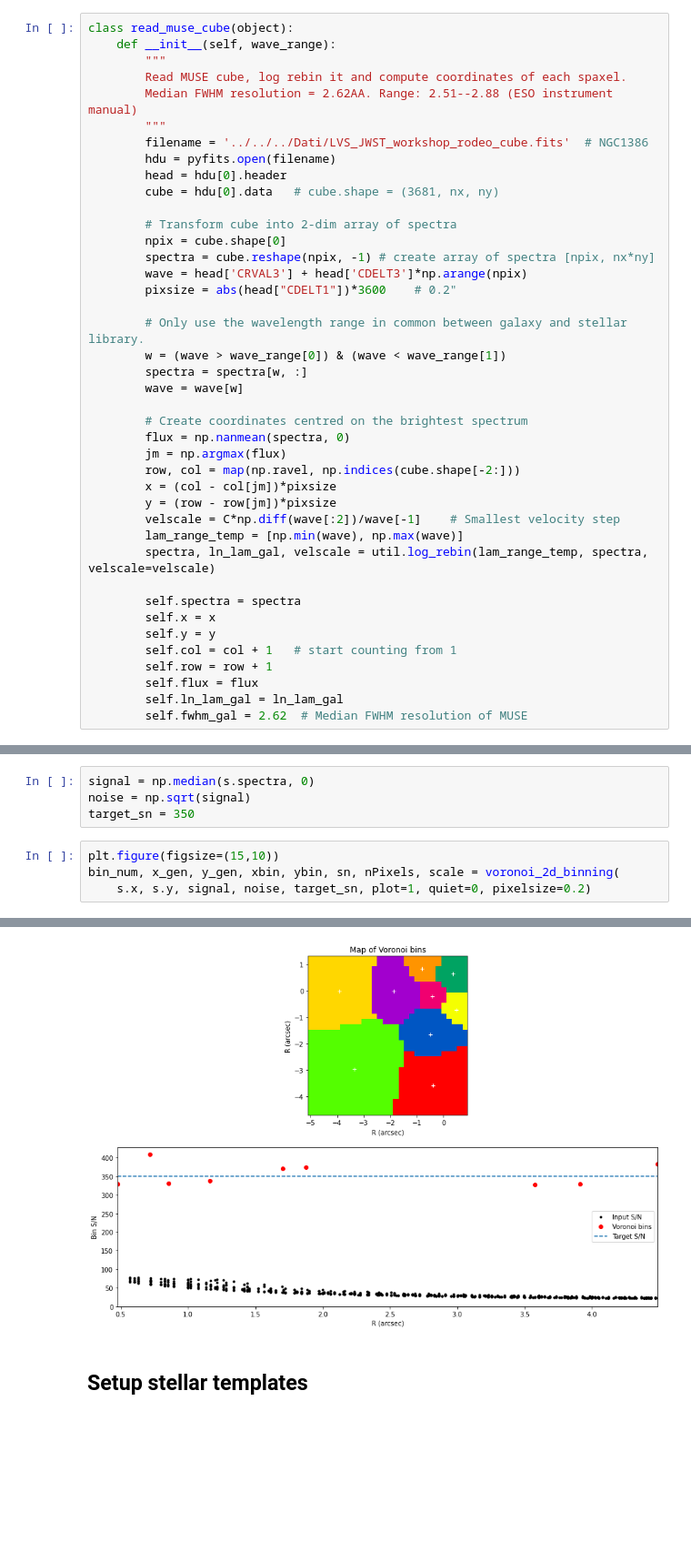
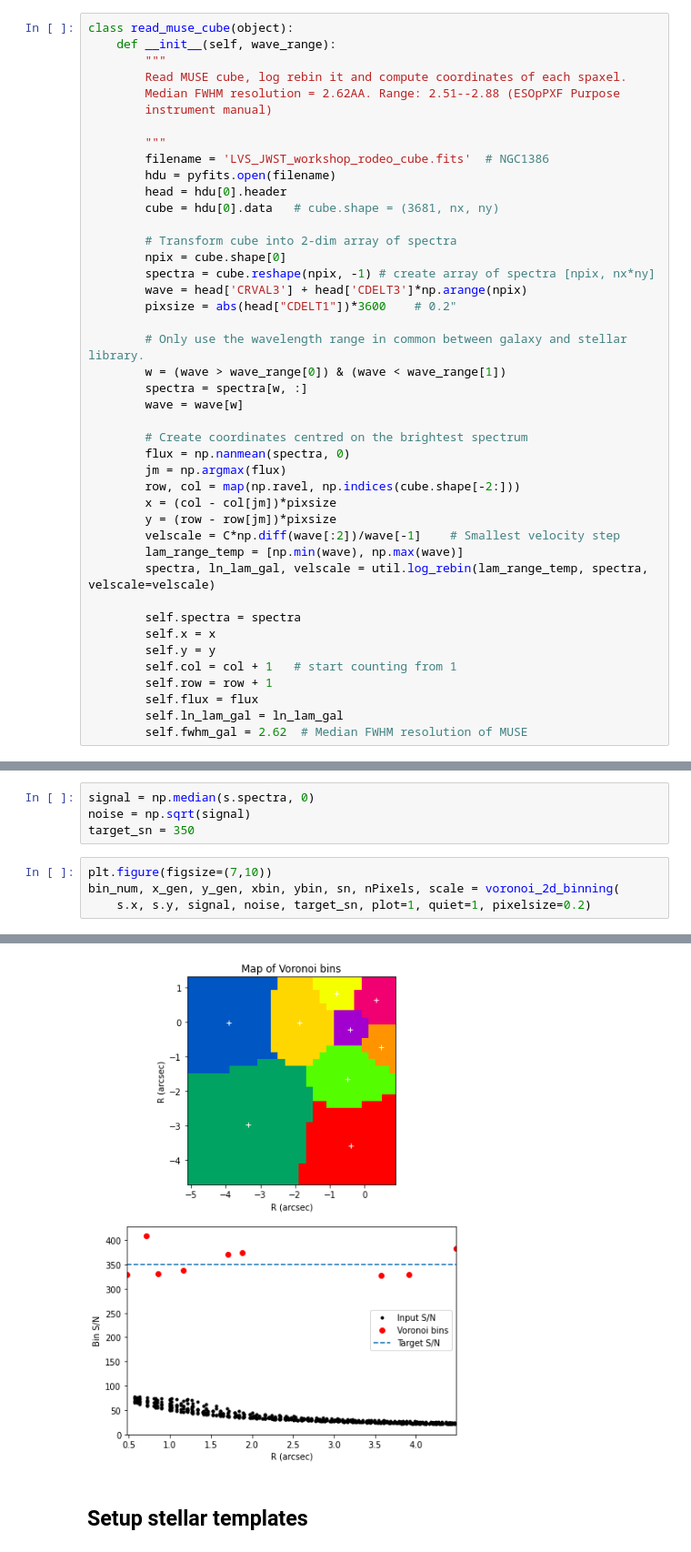
Before and after one commit to rundesk/ppxf_examples, a Jupyter notebook: ppxf_example_integral_field_cube.ipynb, the cells around one changed output, grey strips where cells are left out. Shown at 91% size. Drawn from its saved outputs; the diff is of its cells as text; blank space fills up the shorter version.

```diff
--- a/ppxf_example_integral_field_cube.ipynb
+++ b/ppxf_example_integral_field_cube.ipynb
@@ -20,9 +26,11 @@ class read_muse_cube(object):
     def __init__(self, wave_range):
         """
         Read MUSE cube, log rebin it and compute coordinates of each spaxel.
-        Median FWHM resolution = 2.62AA. Range: 2.51--2.88 (ESO instrument manual)
+        Median FWHM resolution = 2.62AA. Range: 2.51--2.88 (ESOpPXF Purpose
+        instrument manual)
+
         """
-        filename = '../../../Dati/LVS_JWST_workshop_rodeo_cube.fits'  # NGC1386
+        filename = 'LVS_JWST_workshop_rodeo_cube.fits'  # NGC1386
         hdu = pyfits.open(filename)
         head = hdu[0].header
         cube = hdu[0].data   # cube.shape = (3681, nx, ny)
@@ -118,7 +128,7 @@ signal = np.median(s.spectra, 0)
 noise = np.sqrt(signal)
 target_sn = 350
 # %%
-plt.figure(figsize=(15,10))
+plt.figure(figsize=(7,10))
 bin_num, x_gen, y_gen, xbin, ybin, sn, nPixels, scale = voronoi_2d_binning(
-    s.x, s.y, signal, noise, target_sn, plot=1, quiet=0, pixelsize=0.2)
+    s.x, s.y, signal, noise, target_sn, plot=1, quiet=1, pixelsize=0.2)
 # %% [output]
@@ -142,4 +135,4 @@ Elapsed time optimization: 0.01 seconds
-[figure, old version]
+[figure, new version]
 # %% [markdown]
 ## Setup stellar templates
 # %%
```
Also changed, not shown: parts of 20 cells of this notebook, 2 other files.
